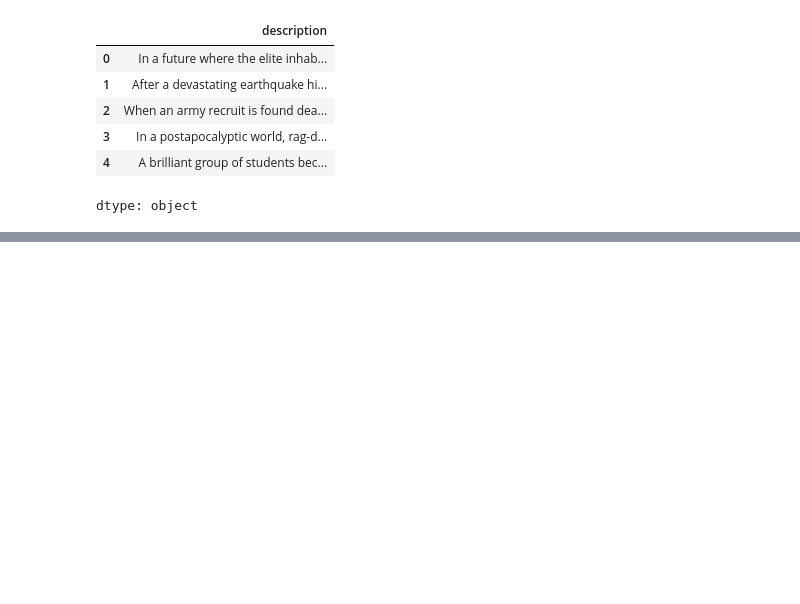
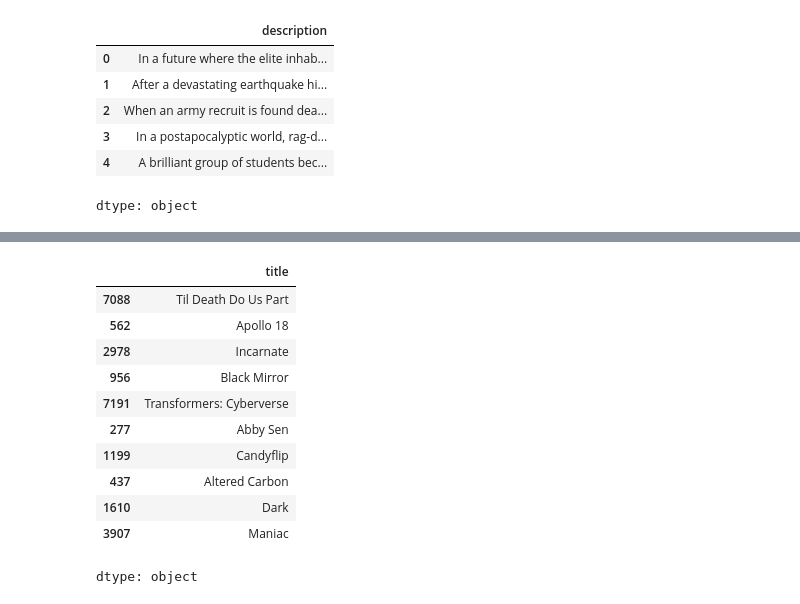
Before and after one commit to Shreyashi04/Movie-Analysis-and-Recommendation, a Jupyter notebook: Netflix_movie_recommendation.ipynb, the cells around one changed output, grey strips where cells are left out. Drawn from its saved outputs; the diff is of its cells as text; code cells hidden in the pictures; blank space fills up the shorter version.

```diff
--- a/Netflix_movie_recommendation.ipynb
+++ b/Netflix_movie_recommendation.ipynb
@@ -162,0 +180,10 @@ dtype: object
+# %%
+# Import linear_kernel
+from sklearn.metrics.pairwise import linear_kernel
+
+# Compute the cosine similarity matrix
+cosine_sim = linear_kernel(tfidf_matrix, tfidf_matrix)
+# %%
+#Construct a reverse map of indices and movie titles
+indices = pd.Series(df.index, index=df['title']).drop_duplicates()
+indices.head()
@@ -162,0 +199,34 @@ dtype: object
+# %%
+def get_recommendations(title, cosine_sim=cosine_sim):
+    # Get the index of the movie that matches the title
+    idx = indices[title]
+
+    # Get the pairwsie similarity scores of all movies with that movie
+    sim_scores = list(enumerate(cosine_sim[idx]))
+
+    # Sort the movies based on the similarity scores
+    sim_scores = sorted(sim_scores, key=lambda x: x[1], reverse=True)
+
+    # Get the scores of the 10 most similar movies
+    sim_scores = sim_scores[1:11]
+
+    # Get the movie indices
+    movie_indices = [i[0] for i in sim_scores]
+
+    # Return the top 10 most similar movies
+    return df['title'].iloc[movie_indices]
+# %%
+get_recommendations('Inception')
+# %% [output]
+|  | title |
+| 7088 | Til Death Do Us Part |
+| 562 | Apollo 18 |
+| 2978 | Incarnate |
+| 956 | Black Mirror |
+| 7191 | Transformers: Cyberverse |
+| 277 | Abby Sen |
+| 1199 | Candyflip |
+| 437 | Altered Carbon |
+| 1610 | Dark |
+| 3907 | Maniac |
+dtype: object
```
Also changed, not shown: parts of 2 cells of this notebook.
